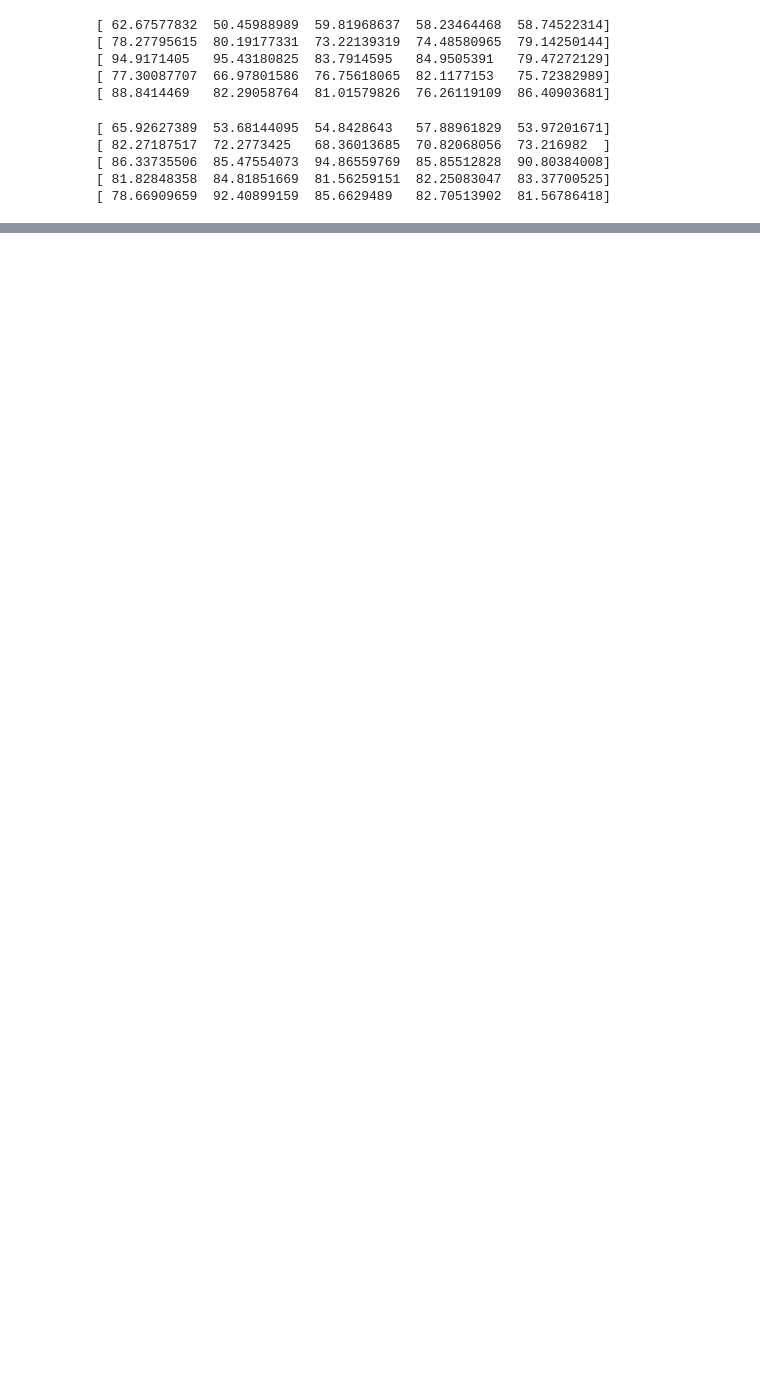
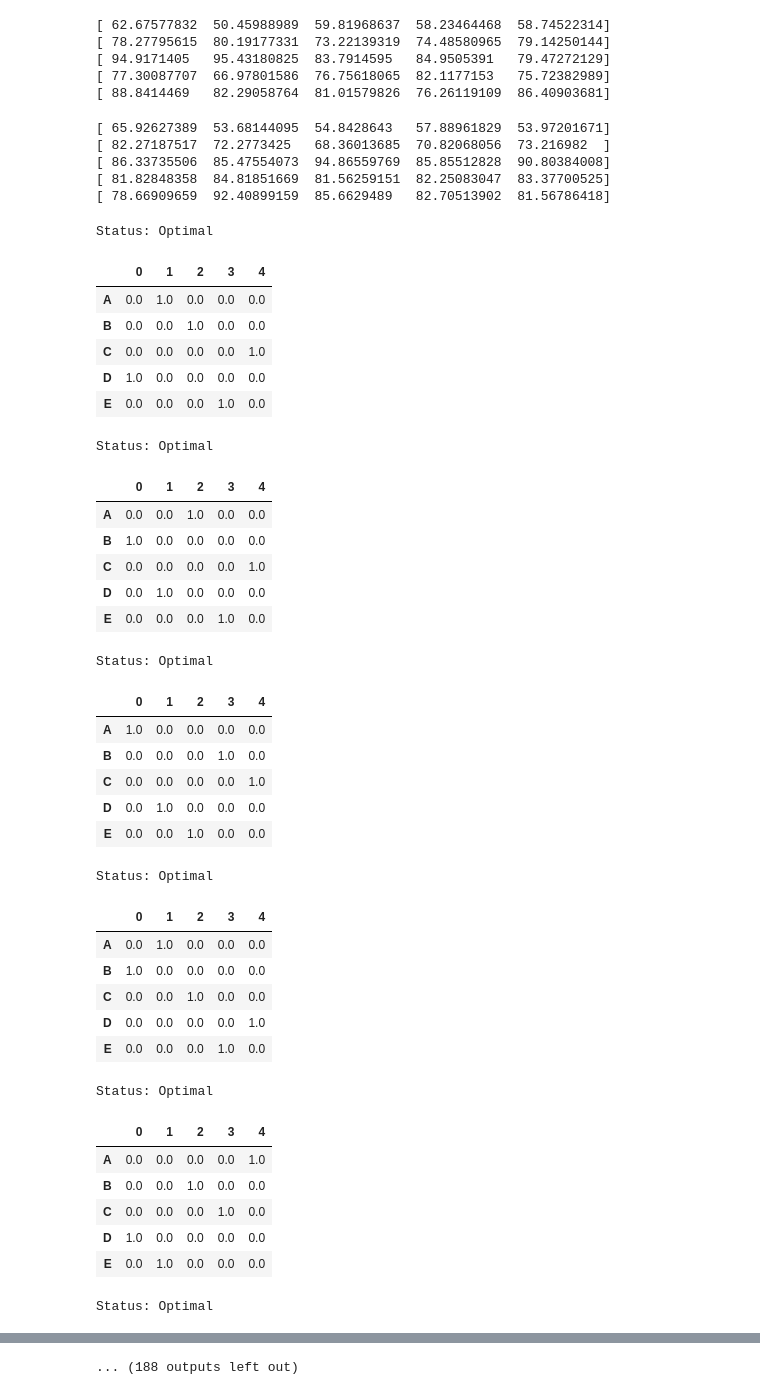
Before and after one commit to Zames-Chang/Princess_Syndrome, a Jupyter notebook: example.ipynb, the cells around one changed output, grey strips where cells are left out. Drawn from its saved outputs; the diff is of its cells as text; code cells hidden in the pictures; blank space fills up the shorter version.

```diff
--- a/example.ipynb
+++ b/example.ipynb
@@ -63,0 +138,44 @@ for e in array:
+# %%
+for i in range(100):
+    princess = Princess_Syndrome(arg)
+    result = princess.solve()
+    table = princess.get_table()
+    arg = new_cost(arg,table)
+    princess.print_result()
+# %% [output]
+Status: Optimal
+|  | 0 | 1 | 2 | 3 | 4 |
+| A | 0.0 | 1.0 | 0.0 | 0.0 | 0.0 |
+| B | 0.0 | 0.0 | 1.0 | 0.0 | 0.0 |
+| C | 0.0 | 0.0 | 0.0 | 0.0 | 1.0 |
+| D | 1.0 | 0.0 | 0.0 | 0.0 | 0.0 |
+| E | 0.0 | 0.0 | 0.0 | 1.0 | 0.0 |
+Status: Optimal
+|  | 0 | 1 | 2 | 3 | 4 |
+| A | 0.0 | 0.0 | 1.0 | 0.0 | 0.0 |
+| B | 1.0 | 0.0 | 0.0 | 0.0 | 0.0 |
+| C | 0.0 | 0.0 | 0.0 | 0.0 | 1.0 |
+| D | 0.0 | 1.0 | 0.0 | 0.0 | 0.0 |
+| E | 0.0 | 0.0 | 0.0 | 1.0 | 0.0 |
+Status: Optimal
+|  | 0 | 1 | 2 | 3 | 4 |
+| A | 1.0 | 0.0 | 0.0 | 0.0 | 0.0 |
+| B | 0.0 | 0.0 | 0.0 | 1.0 | 0.0 |
+| C | 0.0 | 0.0 | 0.0 | 0.0 | 1.0 |
+| D | 0.0 | 1.0 | 0.0 | 0.0 | 0.0 |
+| E | 0.0 | 0.0 | 1.0 | 0.0 | 0.0 |
+Status: Optimal
+|  | 0 | 1 | 2 | 3 | 4 |
+| A | 0.0 | 1.0 | 0.0 | 0.0 | 0.0 |
+| B | 1.0 | 0.0 | 0.0 | 0.0 | 0.0 |
+| C | 0.0 | 0.0 | 1.0 | 0.0 | 0.0 |
+| D | 0.0 | 0.0 | 0.0 | 0.0 | 1.0 |
+| E | 0.0 | 0.0 | 0.0 | 1.0 | 0.0 |
+Status: Optimal
+|  | 0 | 1 | 2 | 3 | 4 |
+| A | 0.0 | 0.0 | 0.0 | 0.0 | 1.0 |
+| B | 0.0 | 0.0 | 1.0 | 0.0 | 0.0 |
+| C | 0.0 | 0.0 | 0.0 | 1.0 | 0.0 |
+| D | 1.0 | 0.0 | 0.0 | 0.0 | 0.0 |
+| E | 0.0 | 1.0 | 0.0 | 0.0 | 0.0 |
+Status: Optimal
@@ -63,0 +188 @@ for e in array:
+... (188 outputs left out)
```
Also changed, not shown: parts of 9 cells of this notebook.
